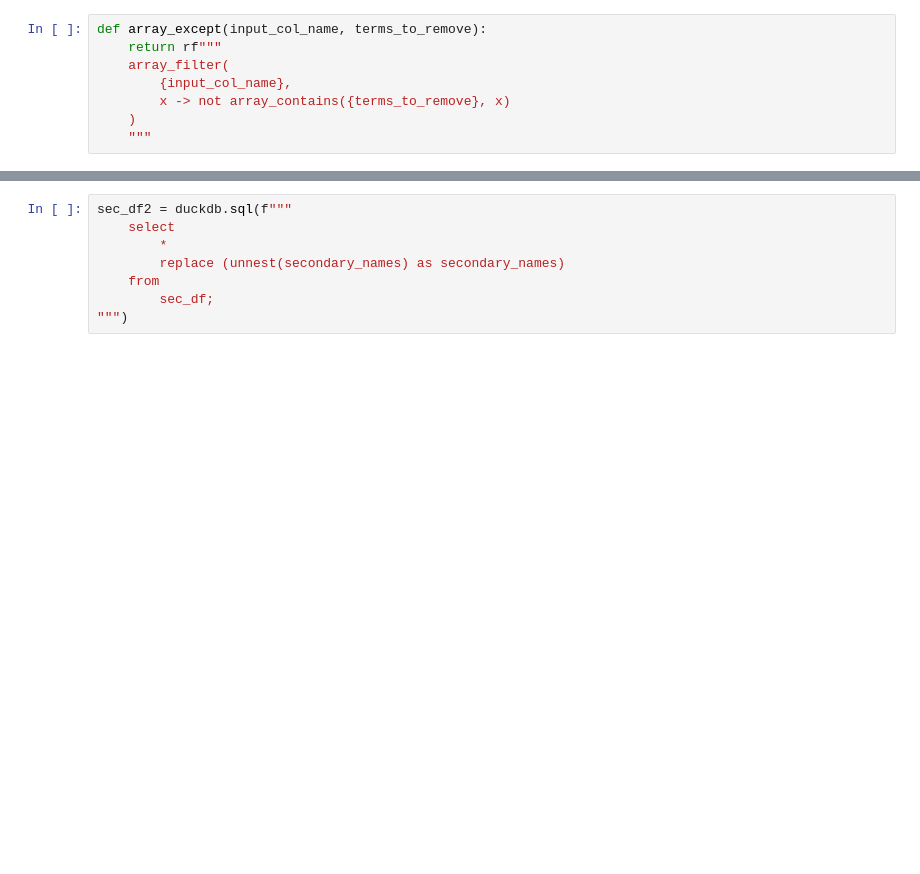
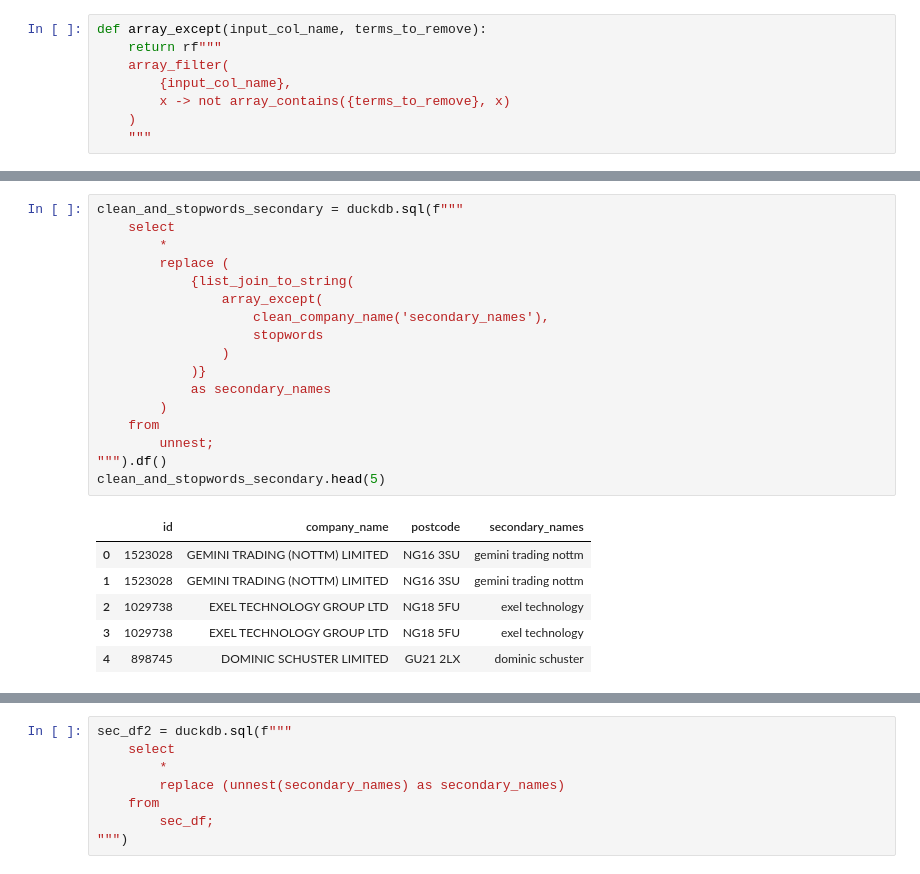
Before and after one commit to will-langdale/matchbox, a Jupyter notebook: notebooks/WL_cleaningfunction.ipynb, the cells around one changed output, grey strips where cells are left out. Saved outputs shown, nothing was run; the diff lists cells and outputs as text; blank space fills up the shorter version.

```diff
--- a/notebooks/WL_cleaningfunction.ipynb
+++ b/notebooks/WL_cleaningfunction.ipynb
@@ -214,0 +253,24 @@ df
+# %%
+clean_and_stopwords_secondary = duckdb.sql(f"""
+    select
+        *
+        replace (
+            {list_join_to_string(
+                array_except(
+                    clean_company_name('secondary_names'),
+                    stopwords
+                )
+            )}
+            as secondary_names
+        )
+    from
+        unnest;
+""").df()
+clean_and_stopwords_secondary.head(5)
+# %% [output]
+|  | id | company_name | postcode | secondary_names |
+| 0 | 1523028 | GEMINI TRADING (NOTTM) LIMITED | NG16 3SU | gemini trading nottm |
+| 1 | 1523028 | GEMINI TRADING (NOTTM) LIMITED | NG16 3SU | gemini trading nottm |
+| 2 | 1029738 | EXEL TECHNOLOGY GROUP LTD | NG18 5FU | exel technology |
+| 3 | 1029738 | EXEL TECHNOLOGY GROUP LTD | NG18 5FU | exel technology |
+| 4 | 898745 | DOMINIC SCHUSTER LIMITED | GU21 2LX | dominic schuster |
```
Also changed, not shown: parts of 16 cells of this notebook, 2 other files.
